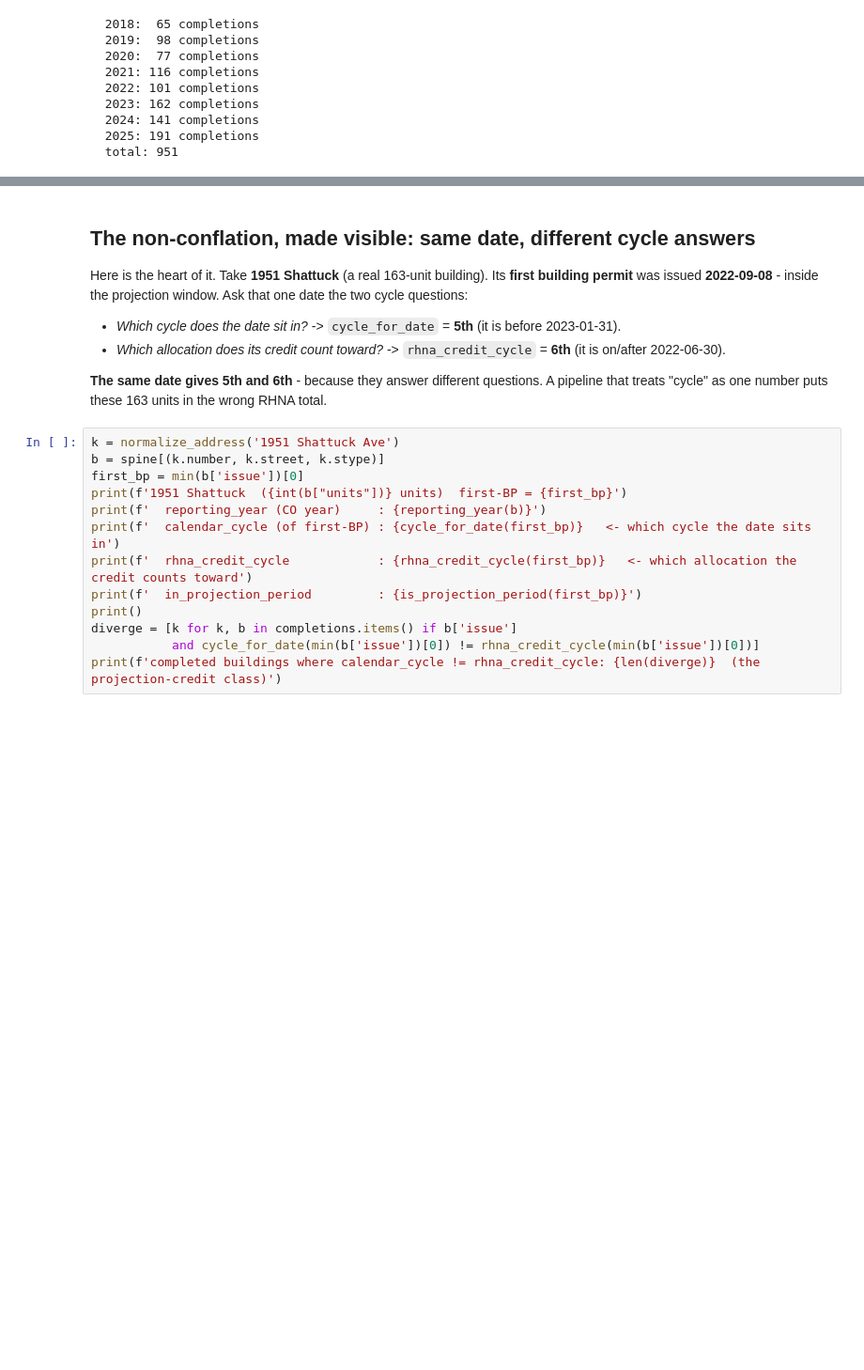
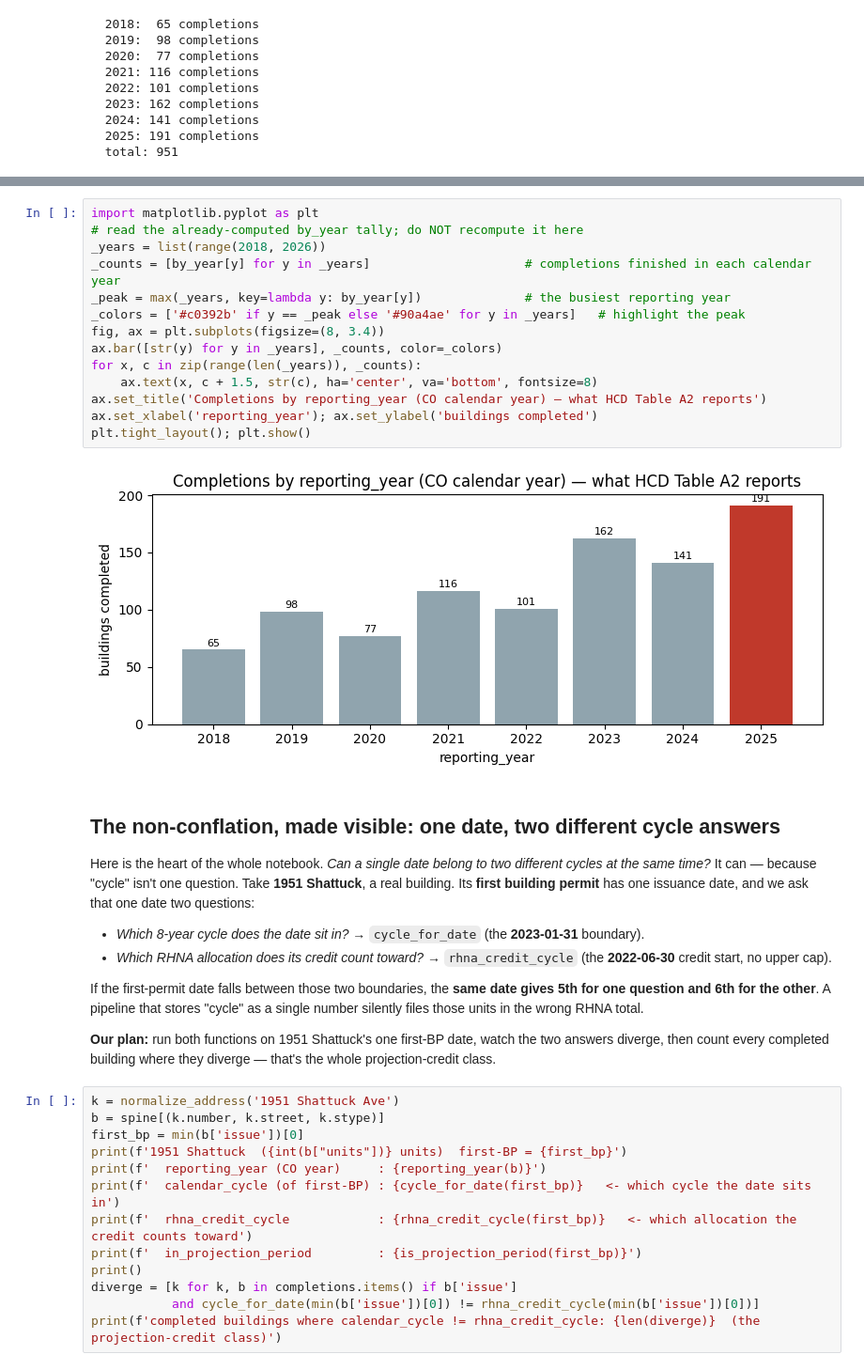
Before and after one commit to blockXblock/berkeley-housing-analysis, a Jupyter notebook: notebooks/curriculum/JN5_year_cycle.ipynb, the cells around one changed output, grey strips where cells are left out. Shown at 94% size. Saved outputs shown, nothing was run; the diff lists cells and outputs as text; blank space fills up the shorter version.

```diff
--- a/notebooks/curriculum/JN5_year_cycle.ipynb
+++ b/notebooks/curriculum/JN5_year_cycle.ipynb
@@ -150,12 +200,30 @@ print(f'  total: {sum(by_year.values())}')
+# %%
+import matplotlib.pyplot as plt
+# read the already-computed by_year tally; do NOT recompute it here
+_years = list(range(2018, 2026))
+_counts = [by_year[y] for y in _years]                     # completions finished in each calendar year
+_peak = max(_years, key=lambda y: by_year[y])              # the busiest reporting year
+_colors = ['#c0392b' if y == _peak else '#90a4ae' for y in _years]   # highlight the peak
+fig, ax = plt.subplots(figsize=(8, 3.4))
+ax.bar([str(y) for y in _years], _counts, color=_colors)
+for x, c in zip(range(len(_years)), _counts):
+    ax.text(x, c + 1.5, str(c), ha='center', va='bottom', fontsize=8)
+ax.set_title('Completions by reporting_year (CO calendar year) — what HCD Table A2 reports')
+ax.set_xlabel('reporting_year'); ax.set_ylabel('buildings completed')
+plt.tight_layout(); plt.show()
+# %% [output]
+[figure, added]
 # %% [markdown]
-## The non-conflation, made visible: same date, different cycle answers
+## The non-conflation, made visible: one date, two different cycle answers
 
-Here is the heart of it. Take **1951 Shattuck** (a real 163-unit building). Its **first building permit** was issued **2022-09-08** - inside the projection window. Ask that one date the two cycle questions:
+Here is the heart of the whole notebook. *Can a single date belong to two different cycles at the same time?* It can — because "cycle" isn't one question. Take **1951 Shattuck**, a real building. Its **first building permit** has one issuance date, and we ask that one date two questions:
 
-- *Which cycle does the date sit in?* -> `cycle_for_date` = **5th** (it is before 2023-01-31).
-- *Which allocation does its credit count toward?* -> `rhna_credit_cycle` = **6th** (it is on/after 2022-06-30).
+- *Which 8-year cycle does the date sit in?* → `cycle_for_date` (the **2023-01-31** boundary).
+- *Which RHNA allocation does its credit count toward?* → `rhna_credit_cycle` (the **2022-06-30** credit start, no upper cap).
 
-**The same date gives 5th and 6th** - because they answer different questions. A pipeline that treats "cycle" as one number puts these 163 units in the wrong RHNA total.
+If the first-permit date falls between those two boundaries, the **same date gives 5th for one question and 6th for the other**. A pipeline that stores "cycle" as a single number silently files those units in the wrong RHNA total.
+
+**Our plan:** run both functions on 1951 Shattuck's one first-BP date, watch the two answers diverge, then count every completed building where they diverge — that's the whole projection-credit class.
 # %%
 k = normalize_address('1951 Shattuck Ave')
 b = spine[(k.number, k.street, k.stype)]
```
Also changed, not shown: parts of 13 cells of this notebook, 6 other files.
